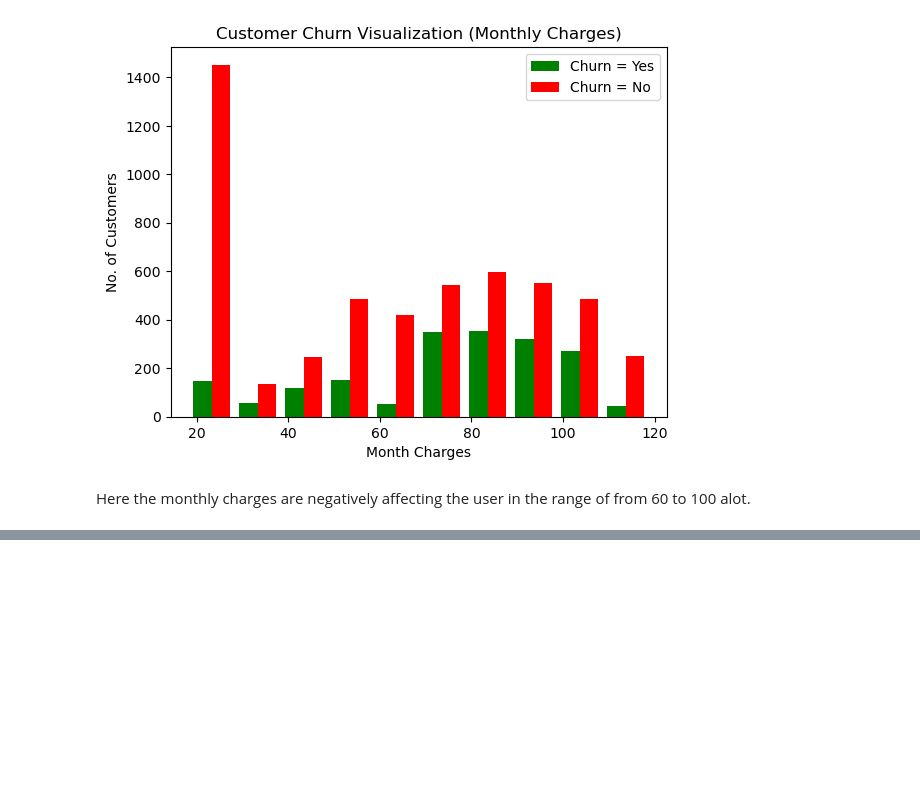
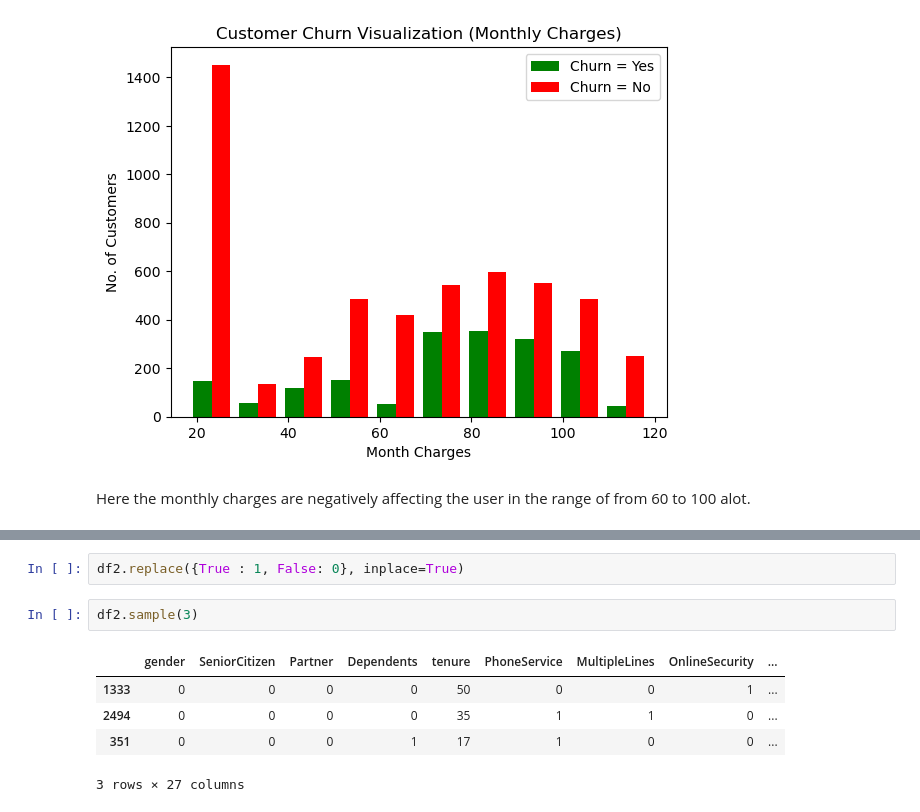
Before and after one commit to Ajinkya213/churn-prediction-ANN, a Jupyter notebook: churn-prediction-ANN.ipynb, the cells around one changed output, grey strips where cells are left out. Drawn from its saved outputs; the diff is of its cells as text; blank space fills up the shorter version.

```diff
--- a/churn-prediction-ANN.ipynb
+++ b/churn-prediction-ANN.ipynb
@@ -174,0 +353,10 @@ Here the monthly charges are negatively affecting the user in the range of from
+# %%
+df2.replace({True : 1, False: 0}, inplace=True)
+# %%
+df2.sample(3)
+# %% [output]
+|  | gender | SeniorCitizen | Partner | Dependents | tenure | PhoneService | MultipleLines | OnlineSecurity | ... |
+| 1333 | 0 | 0 | 0 | 0 | 50 | 0 | 0 | 1 | ... |
+| 2494 | 0 | 0 | 0 | 0 | 35 | 1 | 1 | 0 | ... |
+| 351 | 0 | 0 | 0 | 1 | 17 | 1 | 0 | 0 | ... |
+3 rows × 27 columns
```
Also changed, not shown: parts of 21 cells of this notebook.
